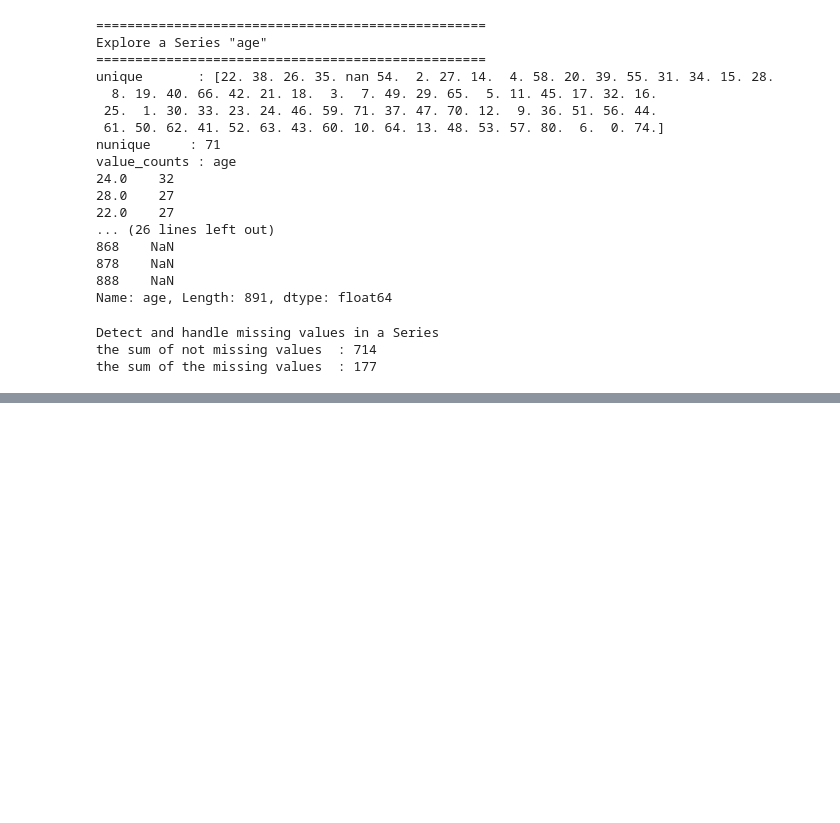
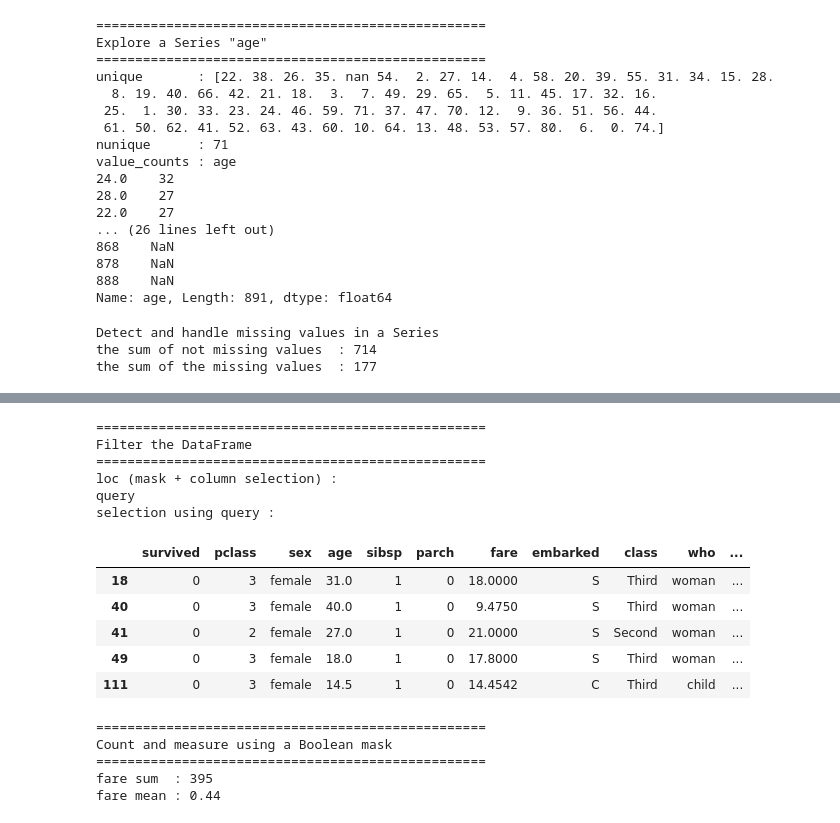
Before and after one commit to ikara-py/ml_preparation, a Jupyter notebook: ch_1.ipynb, the cells around one changed output, grey strips where cells are left out. Cells and saved outputs as stored; diff of their text form; code cells hidden in the pictures; blank space fills up the shorter version.

```diff
--- a/ch_1.ipynb
+++ b/ch_1.ipynb
@@ -635,0 +685,13 @@ Name: age, dtype: object
+# %%
+sample_columns = ['survived', 'pclass', 'sex', 'age', 'sibsp', 'parch', 'fare', 'embarked']
+print_title('Passengers who embarked at C or Q.')
+embarked_mask_c_q = (df['embarked'] =='C') | (df['embarked'] =='Q')
+print(f'samples :\n{df.loc[embarked_mask_c_q][sample_columns].head(5)}')
+
+print_title('Fares between 10 and 50.')
+fare_mask_10_50 = df['fare'].between(10, 50)
+print(f'samples :\n{df.loc[fare_mask_10_50][sample_columns].head(5)}')
+
+print_title('Passengers with missing ages.')
+age_mask_isna = df['age'].isna()
+print(f'samples :\n{df.loc[age_mask_isna][sample_columns].head(5)}')
@@ -635,0 +716,35 @@ Name: age, dtype: object
+# %%
+print_title('Filter the DataFrame ')
+
+select_mask_pclass_age = (df['pclass'] == 2) & (df['age'].between(20,30))
+
+print('loc (mask + column selection) : ')
+df.loc[select_mask_pclass_age][sample_columns].head(5)
+
+print('query')
+select_sample_query = df.query('survived == 0 and sex == "female" and sibsp == 1')
+print('selection using query :')
+select_sample_query.head(5)
+# %% [output]
+==================================================
+Filter the DataFrame
+==================================================
+loc (mask + column selection) :
+query
+selection using query :
+|  | survived | pclass | sex | age | sibsp | parch | fare | embarked | class | who | ... |
+| 18 | 0 | 3 | female | 31.0 | 1 | 0 | 18.0000 | S | Third | woman | ... |
+| 40 | 0 | 3 | female | 40.0 | 1 | 0 | 9.4750 | S | Third | woman | ... |
+| 41 | 0 | 2 | female | 27.0 | 1 | 0 | 21.0000 | S | Second | woman | ... |
+| 49 | 0 | 3 | female | 18.0 | 1 | 0 | 17.8000 | S | Third | woman | ... |
+| 111 | 0 | 3 | female | 14.5 | 1 | 0 | 14.4542 | C | Third | child | ... |
+# %%
+print_title('Count and measure using a Boolean mask')
+print(f'fare sum  : {fare_mask_10_50.sum()}')
+print(f'fare mean : {fare_mask_10_50.mean():.2f}')
+# %% [output]
+==================================================
+Count and measure using a Boolean mask
+==================================================
+fare sum  : 395
+fare mean : 0.44
```
Also changed, not shown: parts of 5 cells of this notebook.
